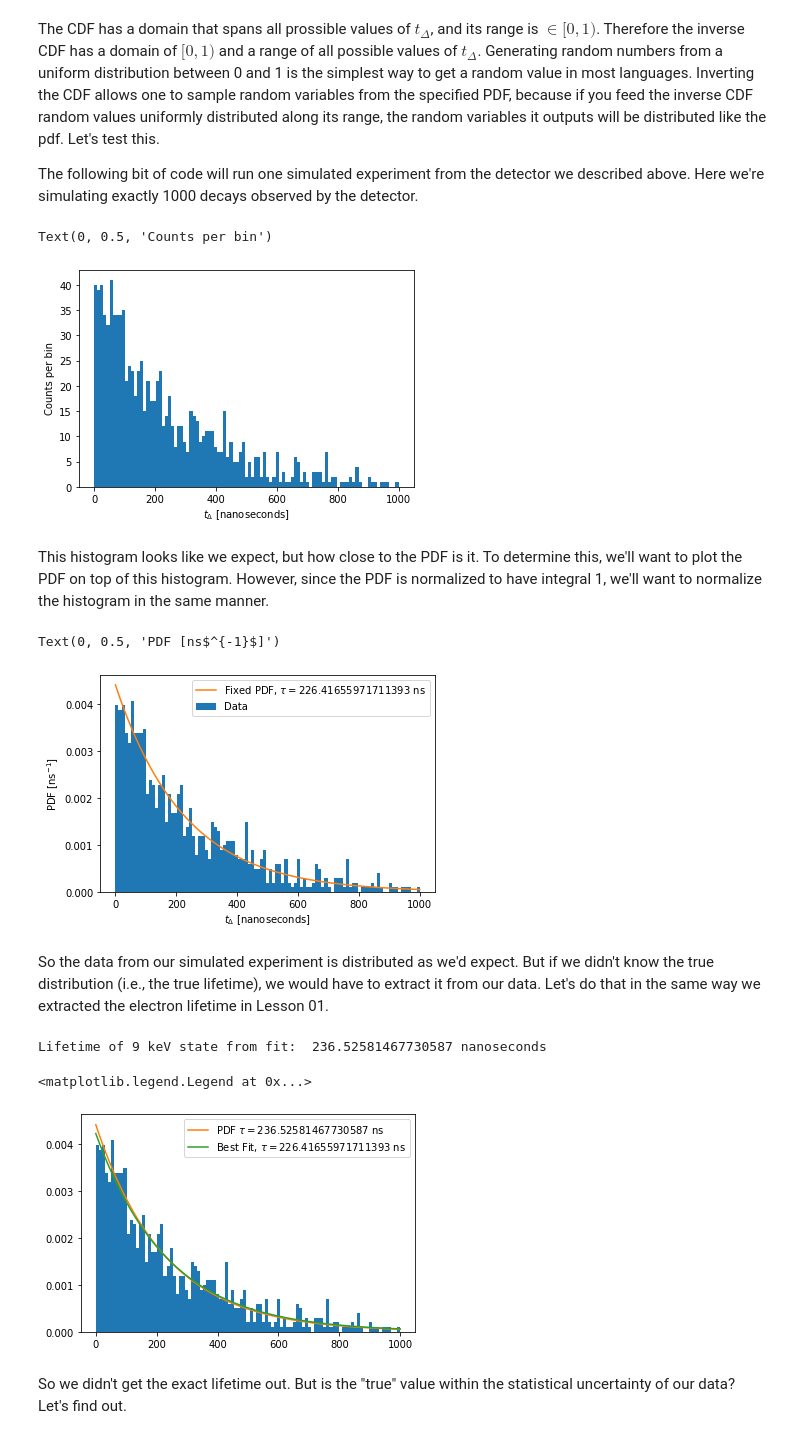
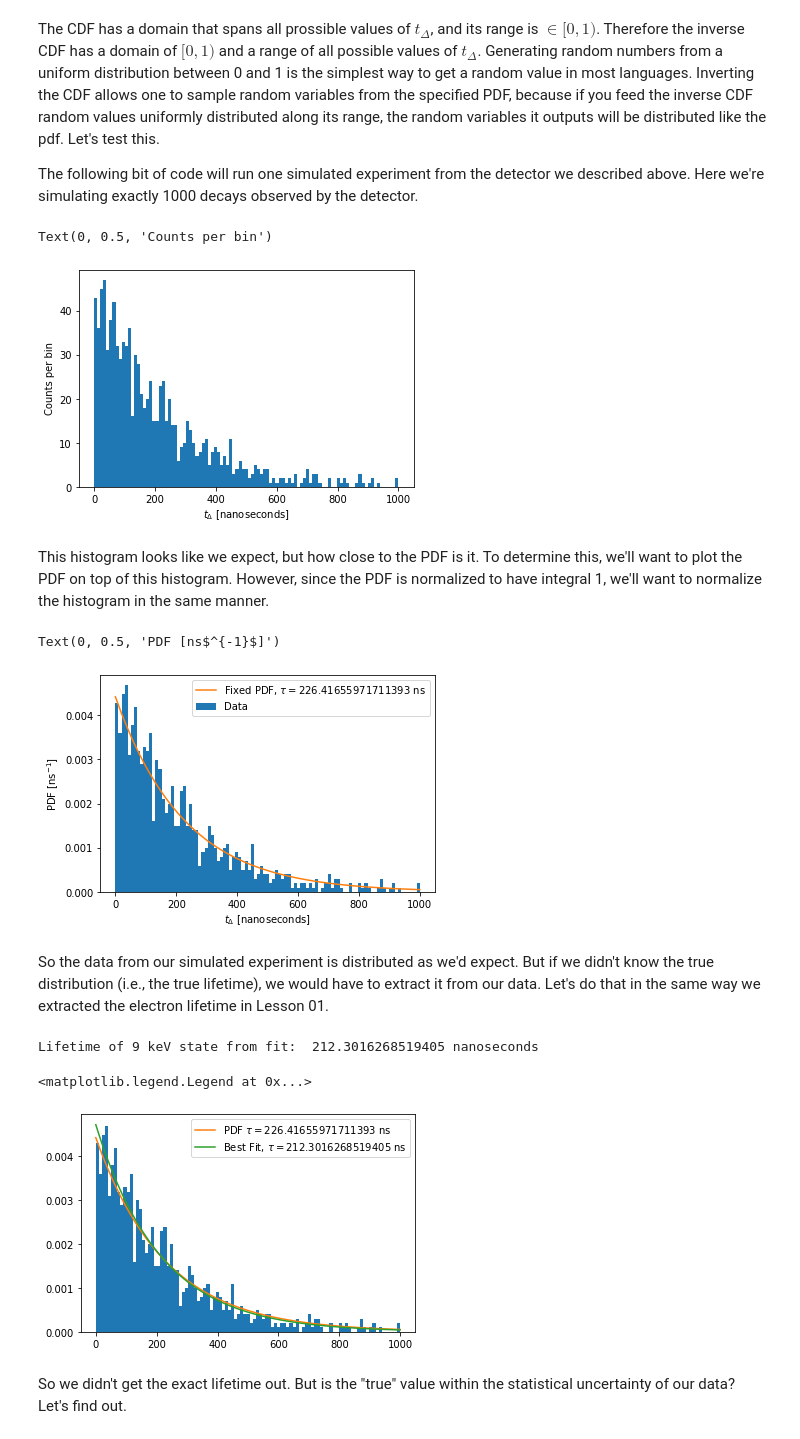
Before and after one commit to dtemps123/HS_Lessons, a Jupyter notebook: Lesson04.ipynb, the cells around one changed output. Drawn from its saved outputs; the diff is of its cells as text; code cells hidden in the pictures.

```diff
--- a/Lesson04.ipynb
+++ b/Lesson04.ipynb
@@ -84,55 +84,53 @@ t_vals = exponential_inverse_cdf(F_vals, kr83m_9keV_tau)
 
 ## create a histogram of these values
 t_bins = np.linspace(start=0.0 , stop=1.0e3 , num=100)
-pyp.figure()
-n_entries, bin_edges, patches = pyp.hist(t_vals, bins=t_bins)
+plt.figure()
+n_entries, bin_edges, patches = plt.hist(t_vals, bins=t_bins)
 plt.xlabel(r"$t_\Delta$ [nanoseconds]")
 plt.ylabel(r"Counts per bin")
 # %% [output]
 Text(0, 0.5, 'Counts per bin')
-[figure, old version]
+[figure, new version]
 # %% [markdown]
 This histogram looks like we expect, but how close to the PDF is it. To determine this, we'll want to plot the PDF on top of this histogram. However, since the PDF is normalized to have integral 1, we'll want to normalize the histogram in the same manner.
 # %%
 ## create a histogram of these values
 t_bins = np.linspace(start=0.0 , stop=1.0e3 , num=100)
-pyp.figure()
-n_entries, bin_edges, patches = pyp.hist(t_vals, bins=t_bins, density=1.0, label="Data")
-pyp.plot(t_delta_vals, pdf_vals, label=r"Fixed PDF, $\tau=$"+str(kr83m_9keV_tau)+" ns")
-pyp.legend(loc='upper right')
+plt.figure()
+n_entries, bin_edges, patches = plt.hist(t_vals, bins=t_bins, density=1.0, label="Data")
+plt.plot(t_delta_vals, pdf_vals, label=r"Fixed PDF, $\tau=$"+str(kr83m_9keV_tau)+" ns")
+plt.legend(loc='upper right')
 plt.xlabel(r"$t_\Delta$ [nanoseconds]")
 plt.ylabel(r"PDF [ns$^{-1}$]")
 # %% [output]
 Text(0, 0.5, 'PDF [ns$^{-1}$]')
-[figure, old version]
+[figure, new version]
 # %% [markdown]
 So the data from our simulated experiment is distributed as we'd expect. But if we didn't know the true distribution (i.e., the true lifetime), we would have to extract it from our data. Let's do that in the same way we extracted the electron lifetime in Lesson 01.
 # %%
 from scipy.optimize import curve_fit
 
 ## We extracted the bin contents and edges from the histogram above
 bin_entries = n_entries   ## note this is density, not counts
 bin_centers = 0.5 * (bin_edges[1:] + bin_edges[:-1])
-
-## Define a fitting function with two free parameters (y-scale and lifetime)
 
 popt, pcov = curve_fit( f = exponential_pdf,
                         xdata = bin_centers,
                         ydata = bin_entries,
                         p0=[225])
 print("Lifetime of 9 keV state from fit: ", popt[0], "nanoseconds")
 fit_pdf_values = exponential_pdf(t_delta_vals, popt[0])
 
 ## Draw the normalized histogram again
-pyp.figure()
-n_entries, bin_edges, patches = pyp.hist(t_vals, bins=t_bins, density=1.0)
-pyp.plot(t_delta_vals, pdf_vals, label=r"PDF $\tau=$"+str(popt[0])+" ns")
-pyp.plot(t_delta_vals, fit_pdf_values, label=r"Best Fit, $\tau=$"+str(kr83m_9keV_tau)+" ns")
-pyp.legend(loc='upper right')
+plt.figure()
+n_entries, bin_edges, patches = plt.hist(t_vals, bins=t_bins, density=1.0)
+plt.plot(t_delta_vals, pdf_vals, label=r"PDF $\tau=$"+str(kr83m_9keV_tau)+" ns")
+plt.plot(t_delta_vals, fit_pdf_values, label=r"Best Fit, $\tau=$"+str(popt[0])+" ns")
+plt.legend(loc='upper right')
 # %% [output]
-Lifetime of 9 keV state from fit:  236.52581467730587 nanoseconds
+Lifetime of 9 keV state from fit:  212.3016268519405 nanoseconds
 <matplotlib.legend.Legend at 0x...>
-[figure, old version]
+[figure, new version]
 # %% [markdown]
 So we didn't get the exact lifetime out. But is the "true" value within the statistical uncertainty of our data? Let's find out.
 # %%
```
Also changed, not shown: parts of 7 cells of this notebook.
